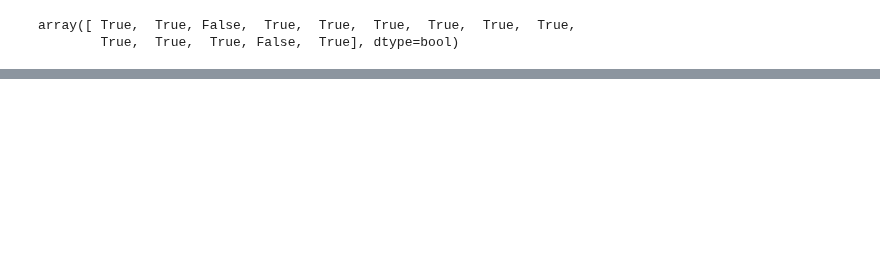
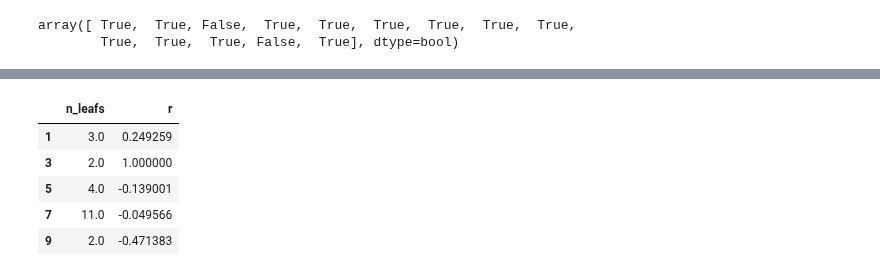
Before and after one commit to ryneches/SuchTree, a Jupyter notebook: example_2.ipynb, the cells around one changed output, grey strips where cells are left out. Cells and saved outputs as stored; diff of their text form; code cells hidden in the pictures; blank space fills up the shorter version.

```diff
--- a/example_2.ipynb
+++ b/example_2.ipynb
@@ -130,0 +148,9 @@ pearson( result['TreeA'], result['TreeB'] )
+# %%
+C.head()
+# %% [output]
+|  | n_leafs | r |
+| 1 | 3.0 | 0.249259 |
+| 3 | 2.0 | 1.000000 |
+| 5 | 4.0 | -0.139001 |
+| 7 | 11.0 | -0.049566 |
+| 9 | 2.0 | -0.471383 |
```
Also changed, not shown: parts of 16 cells of this notebook, 1 other file.
